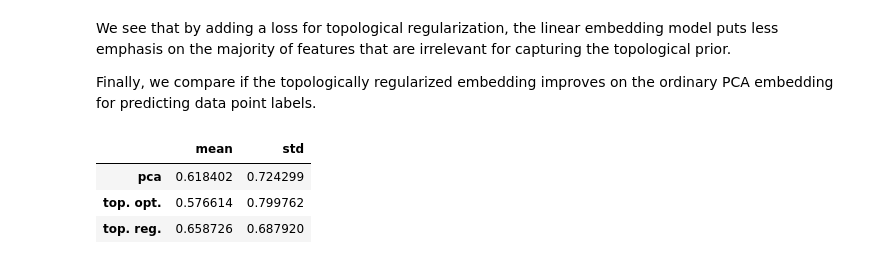
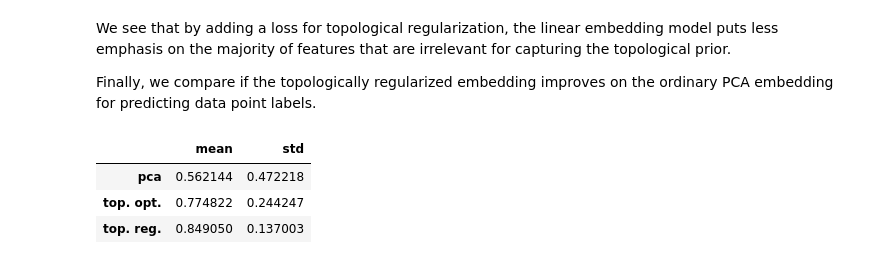
Before and after one commit to robinvndaele/topembedding, a Jupyter notebook: Experiments/ToyCircle.ipynb, the cells around one changed output. Saved outputs shown, nothing was run; the diff lists cells and outputs as text; code cells hidden in the pictures.

Commit message:
multi output SVR for synthetic circle

```diff
--- a/Experiments/ToyCircle.ipynb
+++ b/Experiments/ToyCircle.ipynb
@@ -224,24 +225,24 @@ Finally, we compare if the topologically regularized embedding improves on the o
 # %%
 # Machine learning model to be used for label prediction
 Ys = {"pca": Y_pca, "top. opt.": Y_opt, "top. reg.": Y_top}
-model = SVR()
-scoring = "angular"
+model = MultiOutputRegressor(SVR())
+scoring = "r2"
 
 # Hyperparameters for quantitative evaluation
 ntimes = 100
 test_frac = 0.1
-params = {"C":[0.01, 0.1, 1, 10, 100]}
+params = {"estimator__C":[0.01, 0.1, 1, 10, 100]}
 
 # Obtain performances over multiple train-test splits
-performances = evaluate_embeddings(Ys, t, model, scoring, params=params, ntimes=ntimes,
+performances = evaluate_embeddings(Ys, X[:,:2], model, scoring, params=params, ntimes=ntimes,
                                    test_frac=test_frac, random_state=42)
 
 # View resulting performances
 pd.concat([pd.DataFrame({"mean":performances.mean(axis=0)}),
            pd.DataFrame({"std":performances.std(axis=0)})], axis=1)\
             .style.highlight_max(subset="mean", color="lightgreen", axis=0)
 # %% [output]
 |  | mean | std |
-| pca | 0.618402 | 0.724299 |
-| top. opt. | 0.576614 | 0.799762 |
-| top. reg. | 0.658726 | 0.687920 |
+| pca | 0.562144 | 0.472218 |
+| top. opt. | 0.774822 | 0.244247 |
+| top. reg. | 0.849050 | 0.137003 |
```
Also changed, not shown: parts of 4 cells of this notebook, 2 other files.
